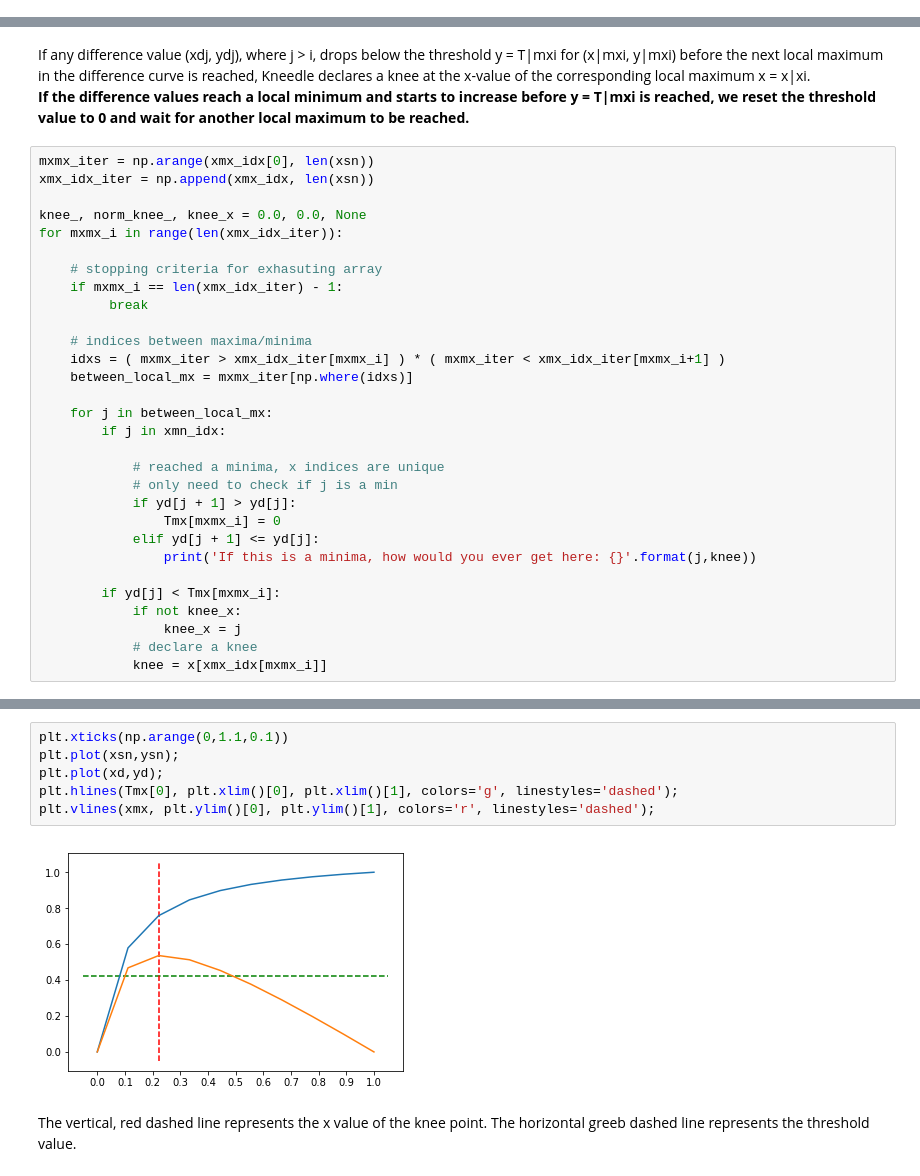
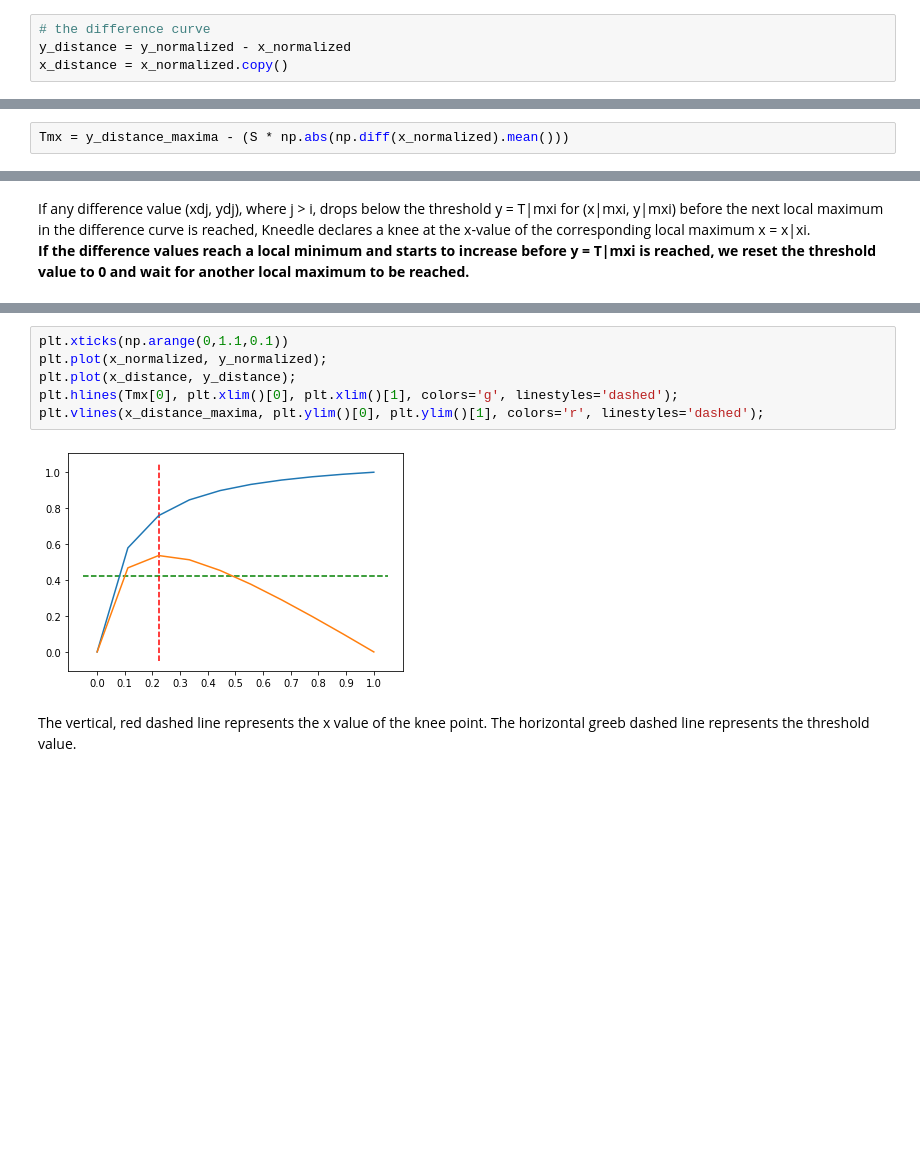
Before and after one commit to arvkevi/kneed, a Jupyter notebook: notebooks/kneedle_algorithm.ipynb, the cells around one changed output, grey strips where cells are left out. Saved outputs shown, nothing was run; the diff lists cells and outputs as text; blank space fills up the shorter version.

```diff
--- a/notebooks/kneedle_algorithm.ipynb
+++ b/notebooks/kneedle_algorithm.ipynb
@@ -60,2 +53,6 @@ yd = ysn - xsn
+# %%
+# the difference curve
+y_distance = y_normalized - x_normalized
+x_distance = x_normalized.copy()
 # %%
 plt.title("Normalized spline & difference curve");
@@ -103,3 +91,5 @@ array([ 0.42528736])
+# %%
+Tmx = y_distance_maxima - (S * np.abs(np.diff(x_normalized).mean()))
 # %% [markdown]
 # Step 6: knee finding algorithm
 # %% [markdown]
@@ -112,33 +102,3 @@ local maximum x = x|xi.
 a local minimum and starts to increase before y = T|mxi
 is reached, we reset the threshold value to 0 and wait for
 another local maximum to be reached.**
-# %%
-mxmx_iter = np.arange(xmx_idx[0], len(xsn))
-xmx_idx_iter = np.append(xmx_idx, len(xsn))
-
-knee_, norm_knee_, knee_x = 0.0, 0.0, None
-for mxmx_i in range(len(xmx_idx_iter)):
-
-    # stopping criteria for exhasuting array
-    if mxmx_i == len(xmx_idx_iter) - 1:
-         break
-
-    # indices between maxima/minima
-    idxs = ( mxmx_iter > xmx_idx_iter[mxmx_i] ) * ( mxmx_iter < xmx_idx_iter[mxmx_i+1] )
-    between_local_mx = mxmx_iter[np.where(idxs)]
-
-    for j in between_local_mx:
-        if j in xmn_idx:
-
-            # reached a minima, x indices are unique
-            # only need to check if j is a min
-            if yd[j + 1] > yd[j]:
-                Tmx[mxmx_i] = 0
-            elif yd[j + 1] <= yd[j]:
-                print('If this is a minima, how would you ever get here: {}'.format(j,knee))
-
-        if yd[j] < Tmx[mxmx_i]:
-            if not knee_x:
-                knee_x = j
-            # declare a knee
-            knee = x[xmx_idx[mxmx_i]]
@@ -145,11 +167,11 @@ for mxmx_i in range(len(xmx_idx_iter)):
 # %%
 plt.xticks(np.arange(0,1.1,0.1))
-plt.plot(xsn,ysn);
-plt.plot(xd,yd);
+plt.plot(x_normalized, y_normalized);
+plt.plot(x_distance, y_distance);
 plt.hlines(Tmx[0], plt.xlim()[0], plt.xlim()[1], colors='g', linestyles='dashed');
-plt.vlines(xmx, plt.ylim()[0], plt.ylim()[1], colors='r', linestyles='dashed');
+plt.vlines(x_distance_maxima, plt.ylim()[0], plt.ylim()[1], colors='r', linestyles='dashed');
 # %% [output]
-[figure, old version]
+[figure, new version]
 # %% [markdown]
 The vertical, red dashed line represents the x value of the knee point. The horizontal greeb dashed line represents the threshold value.
 # %%
```
Also changed, not shown: parts of 14 cells of this notebook, 2 other files.
